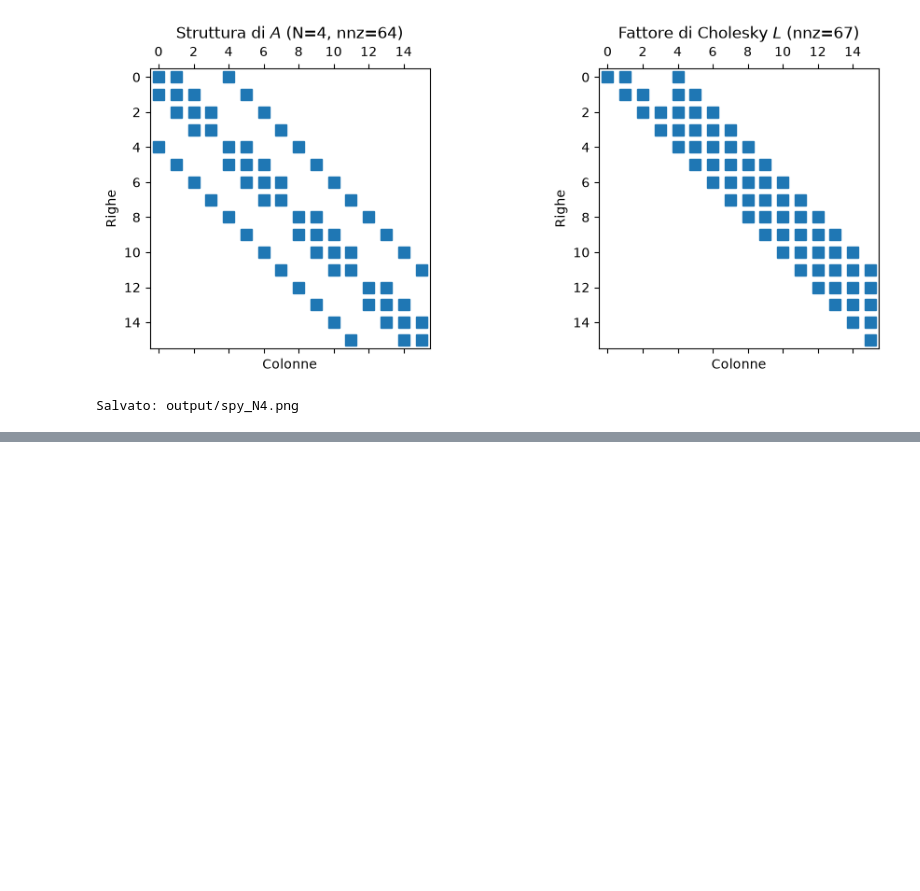
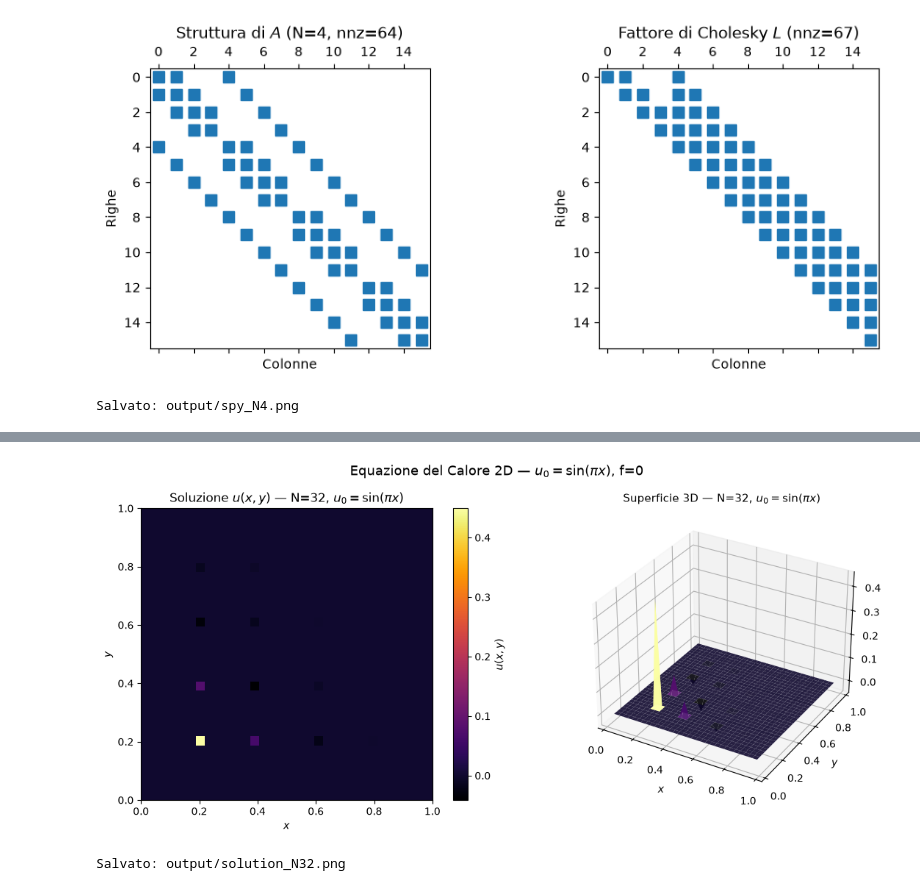
Before and after one commit to Giosue-tanz/Equazione-del-calore-2D-e-riordinamento-nelle-fattorizzazioni-Cholesky, a Jupyter notebook: notebook/solver.ipynb, the cells around one changed output, grey strips where cells are left out. Saved outputs shown, nothing was run; the diff lists cells and outputs as text; code cells hidden in the pictures; blank space fills up the shorter version.

```diff
--- a/notebook/solver.ipynb
+++ b/notebook/solver.ipynb
@@ -182,0 +342,16 @@ Salvato: output/spy_N4.png
+# %%
+# ── Cella 9 — Tabella riepilogativa ───────────────────────────────────────────
+
+print(f"{'N':>6} | {'nnz(A)':>9} | {'nnz(L) Nat.':>12} | {'nnz(L) ND':>12} | "
+      f"{'rapporto':>9} | {'t_chol Nat.':>11} | {'t_chol ND':>10}")
+print("-" * 85)
+
+for i, N in enumerate(Ns):
+    nnz_A  = results["natural"]["nnz_A"][i]
+    nnz_nat = results["natural"]["nnz_L"][i]
+    nnz_nd  = results["nd"]["nnz_L"][i]
+    ratio   = nnz_nat / nnz_nd if nnz_nd > 0 else float("inf")
+    tc_nat  = results["natural"]["t_chol"][i]
+    tc_nd   = results["nd"]["t_chol"][i]
+    print(f"{N:>6} | {nnz_A:>9} | {nnz_nat:>12} | {nnz_nd:>12} | "
+          f"{ratio:>9.1f}x | {tc_nat:>11.3f}s | {tc_nd:>10.3f}s")
@@ -182,0 +442,53 @@ Salvato: output/spy_N4.png
+# %%
+# ── Cella 12 — Heatmap della soluzione per N=32 (nested dissection) ───────────
+#
+# Usiamo u0=3 (sinusoide) per avere una soluzione visivamente interessante.
+
+run_pipeline(32, use_reorder=True, bordo=3)   # bordo = sin(π x)
+A32 = read_A(OUTPUT / "A.txt")
+b32 = read_rhs(OUTPUT / "rhs.txt")
+xs32, ys32 = read_coords(OUTPUT / "coords.txt")
+
+u32, _ = solve(A32, b32)
+
+N32 = 32
+h32 = 1.0 / (N32 + 1)
+grid32 = np.zeros((N32, N32))
+for k in range(len(u32)):
+    i = int(np.round(xs32[k] / h32)) - 1
+    j = int(np.round(ys32[k] / h32)) - 1
+    if 0 <= i < N32 and 0 <= j < N32:
+        grid32[j, i] = u32[k]
+
+fig, axes = plt.subplots(1, 2, figsize=(12, 5))
+
+# Heatmap 2D
+im = axes[0].imshow(
+    grid32, origin="lower", extent=[0, 1, 0, 1],
+    cmap="inferno", aspect="equal"
+)
+plt.colorbar(im, ax=axes[0], label="$u(x,y)$")
+axes[0].set_title(r"Soluzione $u(x,y)$ — N=32, $u_0=\sin(\pi x)$", fontsize=12)
+axes[0].set_xlabel("$x$")
+axes[0].set_ylabel("$y$")
+
+# Superficie 3D
+ax3d = fig.add_subplot(122, projection="3d", label="3d")
+axes[1].remove()
+xi = np.linspace(h32, N32 * h32, N32)
+yi = np.linspace(h32, N32 * h32, N32)
+Xi, Yi = np.meshgrid(xi, yi)
+ax3d.plot_surface(Xi, Yi, grid32, cmap="inferno", edgecolor="none", alpha=0.9)
+ax3d.set_xlabel("$x$")
+ax3d.set_ylabel("$y$")
+ax3d.set_zlabel("$u$")
+ax3d.set_title(r"Superficie 3D — N=32, $u_0=\sin(\pi x)$", fontsize=11)
+
+plt.suptitle(r"Equazione del Calore 2D — $u_0=\sin(\pi x)$, f=0", fontsize=13)
+plt.tight_layout()
+plt.savefig(OUTPUT / "solution_N32.png", dpi=150, bbox_inches="tight")
+plt.show()
+print("Salvato: output/solution_N32.png")
+# %% [output]
+[figure, added]
+Salvato: output/solution_N32.png
```
Also changed, not shown: parts of 7 cells of this notebook.
